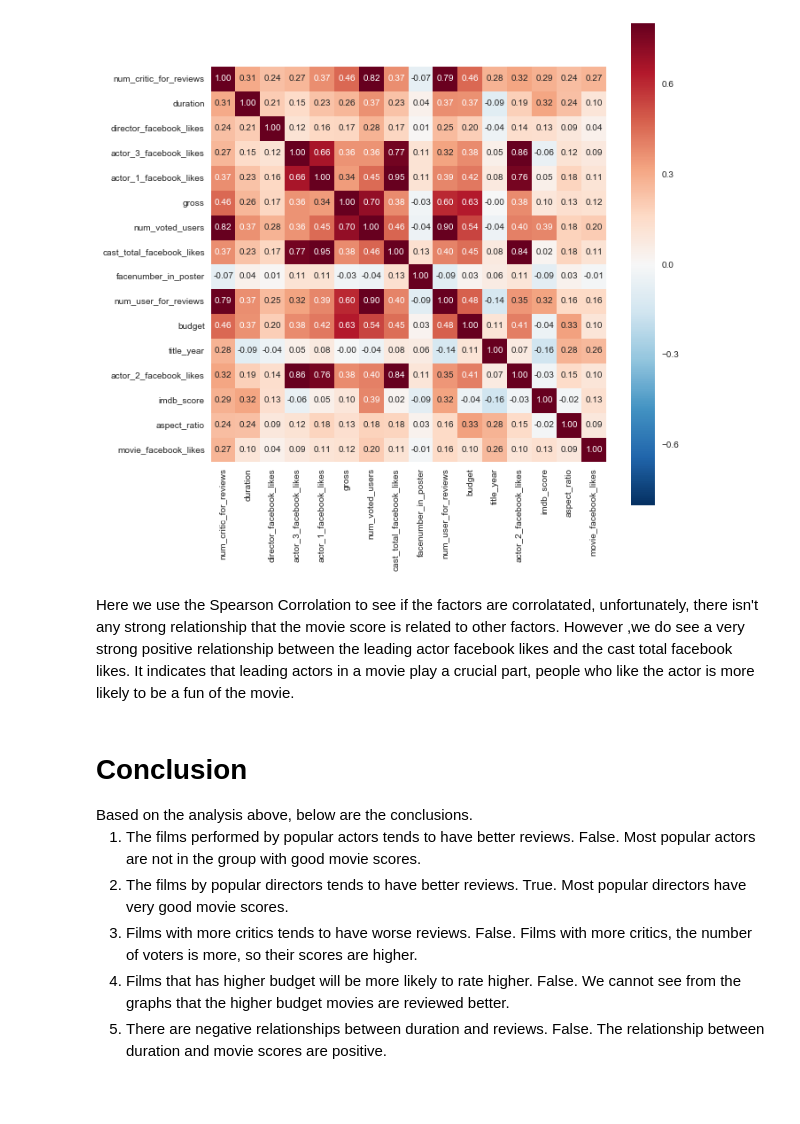
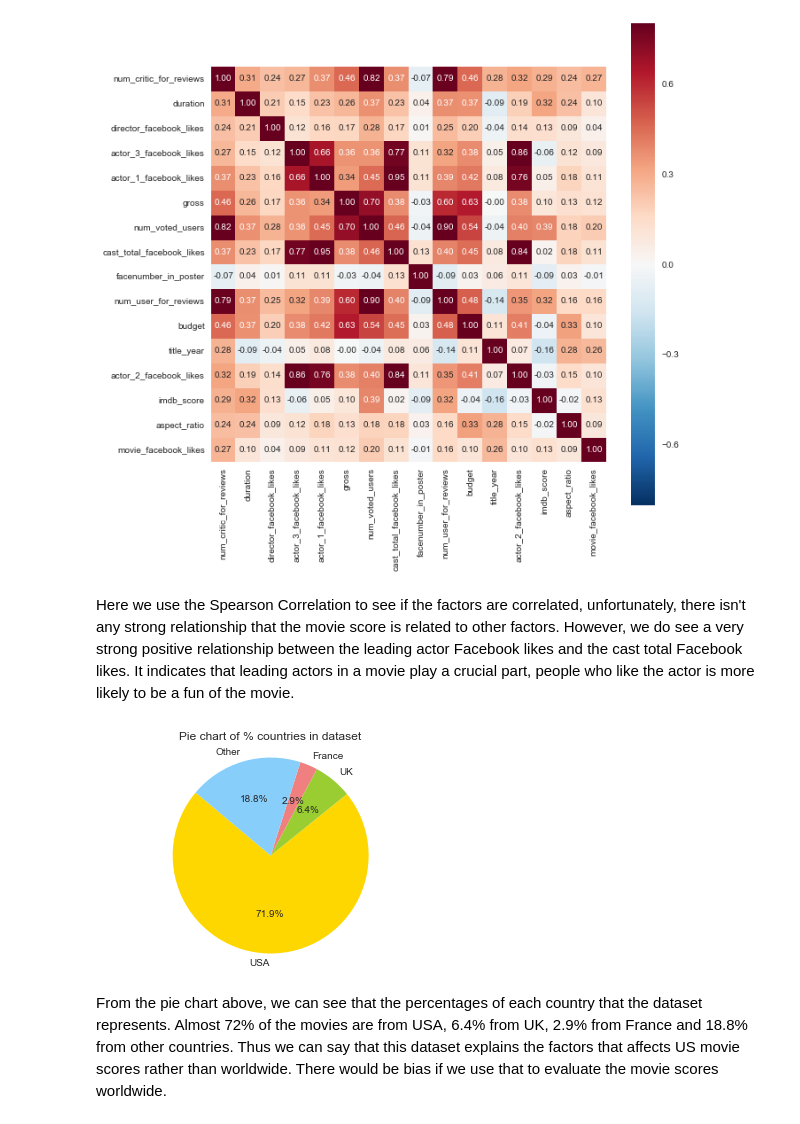
Before and after one commit to zhangtongds/IMDB-ratings-prediction, a Jupyter notebook: Prep course - Capstone.ipynb, the cells around one changed output. Cells and saved outputs as stored; diff of their text form; code cells hidden in the pictures; blank space fills up the shorter version.

```diff
--- a/Prep course - Capstone.ipynb
+++ b/Prep course - Capstone.ipynb
@@ -234,19 +243,20 @@ plt.show()
 # %% [output]
 [figure]
 # %% [markdown]
-Here we use the Spearson Corrolation to see if the factors are corrolatated, unfortunately, there isn't any strong relationship that the movie score is related to other factors. However ,we do see a very strong positive relationship between the leading actor facebook likes and the cast total facebook likes.
+Here we use the Spearson Correlation to see if the factors are correlated, unfortunately, there isn't any strong relationship that the movie score is related to other factors. However, we do see a very strong positive relationship between the leading actor Facebook likes and the cast total Facebook likes.
 It indicates that leading actors in a movie play a crucial part, people who like the actor is more likely to be a fun of the movie.
-# %% [markdown]
-<h1>Conclusion</h1>
-Based on the analysis above, below are the conclusions.
-
-  1. The films performed by popular actors tends to have better reviews.
-  False. Most popular actors are not in the group with good movie scores.
-  2. The films by popular directors tends to have better reviews.
-  True. Most popular directors have very good movie scores.
-  3. Films with more critics tends to have worse reviews.
-  False. Films with more critics, the number of voters is more, so their scores are higher.
-  4. Films that has higher budget will be more likely to rate higher.
-  False. We cannot see from the graphs that the higher budget movies are reviewed better.
-  5. There are negative relationships between duration and reviews.
-  False. The relationship between duration and movie scores are positive.
+# %%
+country_counts = Counter(df['country'])
+rank_result = pd.DataFrame.from_dict(country_counts, orient='index') # counts for each country in pie chart
+labels = 'USA', 'UK', 'France', 'Other'
+sizes = [3807, 338, 154, 995]
+colors = ['gold', 'yellowgreen', 'lightcoral', 'lightskyblue']
+plt.pie(sizes,labels=labels, colors=colors,
+        autopct='%1.1f%%', startangle=140)
+plt.title('Pie chart of % countries in dataset')
+plt.axis('equal')
+plt.show()
+# %% [output]
+[figure, added]
+# %% [markdown]
+From the pie chart above, we can see that the percentages of each country that the dataset represents. Almost 72% of the movies are from USA, 6.4% from UK, 2.9% from France and 18.8% from other countries. Thus we can say that this dataset explains the factors that affects US movie scores rather than worldwide. There would be bias if we use that to evaluate the movie scores worldwide.
```
Also changed, not shown: parts of 13 cells of this notebook.
